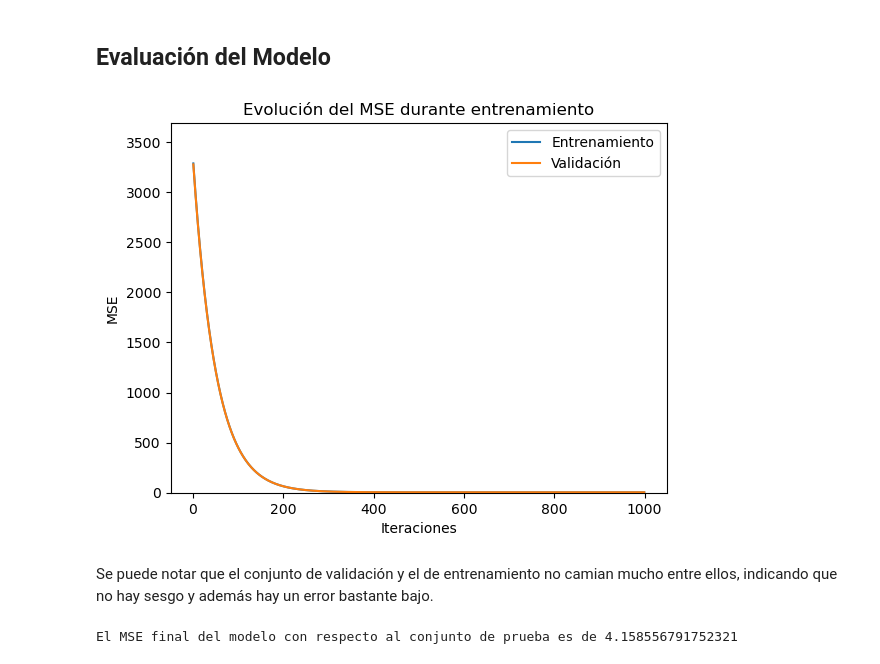
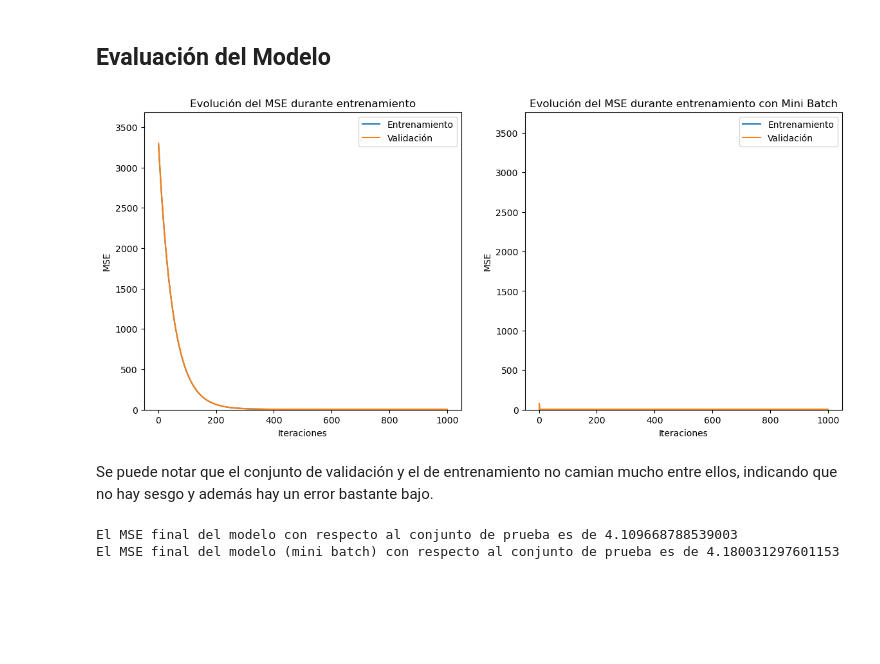
Before and after one commit to Felipaus3465/tarea1IA, a Jupyter notebook: SC.ipynb, the cells around one changed output. Drawn from its saved outputs; the diff is of its cells as text; code cells hidden in the pictures; blank space fills up the shorter version.

Commit message:
mini batch gd

```diff
--- a/SC.ipynb
+++ b/SC.ipynb
@@ -412,0 +453,2 @@ Iteración 900, MSE Validación: 4.0449
+# %%
+mb_theta, mb_train_mse_history, mb_valid_mse_history = mini_batch(X_train_norm, y_train, X_valid_norm, y_valid, alpha=0.005, n_epochs=1000, batch_size=25)
@@ -424,23 +487,36 @@ Esto nos indica que el modelo sí está aprendiendo y que el algoritmo está con
 # %% [markdown]
 ## Evaluación del Modelo
 # %%
+plt.figure(figsize=(14,6))
+plt.subplot(1,2,1)
 plt.plot(range(1, len(train_mse_history)), train_mse_history[1:], label='Entrenamiento')
 plt.plot(range(1, len(valid_mse_history)), valid_mse_history[1:], label='Validación')
 plt.xlabel('Iteraciones')
 plt.ylabel('MSE')
 plt.title('Evolución del MSE durante entrenamiento')
 plt.ylim(0, max(train_mse_history)*1.1)
 plt.legend()
+plt.subplot(1,2,2)
+plt.plot(range(1, len(mb_train_mse_history)), mb_train_mse_history[1:], label='Entrenamiento')
+plt.plot(range(1, len(mb_valid_mse_history)), mb_valid_mse_history[1:], label='Validación')
+plt.xlabel('Iteraciones')
+plt.ylabel('MSE')
+plt.title('Evolución del MSE durante entrenamiento con Mini Batch')
+plt.ylim(0, max(mb_train_mse_history)*1.1)
+plt.legend()
 plt.show()
 # %% [output]
-[figure, old version]
+[figure, new version]
 # %% [markdown]
 Se puede notar que el conjunto de validación y el de entrenamiento no camian mucho entre ellos, indicando que no hay sesgo y además hay un error bastante bajo.
 # %%
 test_mse = compute_mse(X_test_norm, y_test, theta)
+mb_test_mse = compute_mse(X_test_norm, y_test, mb_theta)
 print(f'El MSE final del modelo con respecto al conjunto de prueba es de {test_mse}')
+print(f'El MSE final del modelo (mini batch) con respecto al conjunto de prueba es de {mb_test_mse}')
 # %% [output]
-El MSE final del modelo con respecto al conjunto de prueba es de 4.158556791752321
+El MSE final del modelo con respecto al conjunto de prueba es de 4.109668788539003
+El MSE final del modelo (mini batch) con respecto al conjunto de prueba es de 4.180031297601153
 # %%
 # Predicciones sobre todo el dataset (o sobre train/valid más adelante)
 y_pred = X_test_norm.dot(theta)
```
Also changed, not shown: parts of 6 cells of this notebook.
